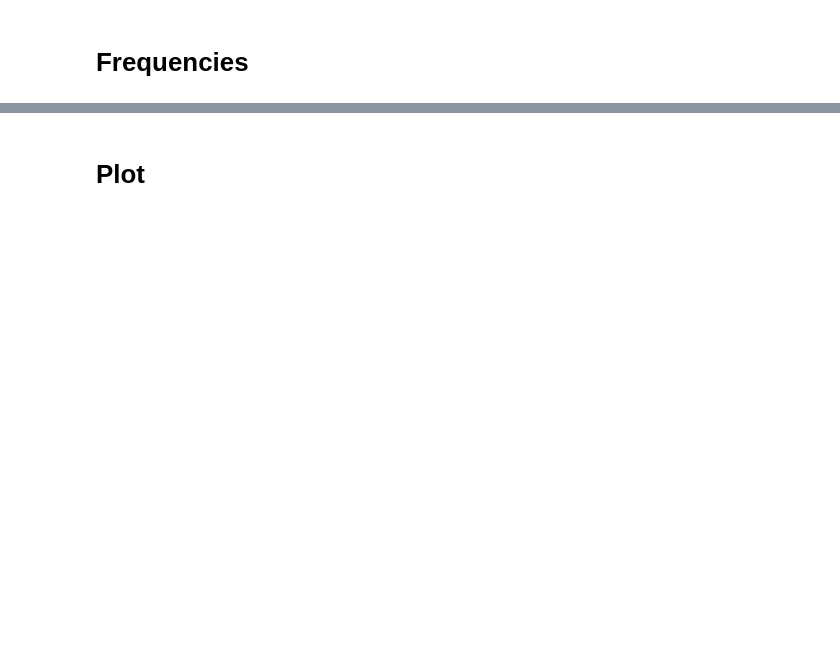
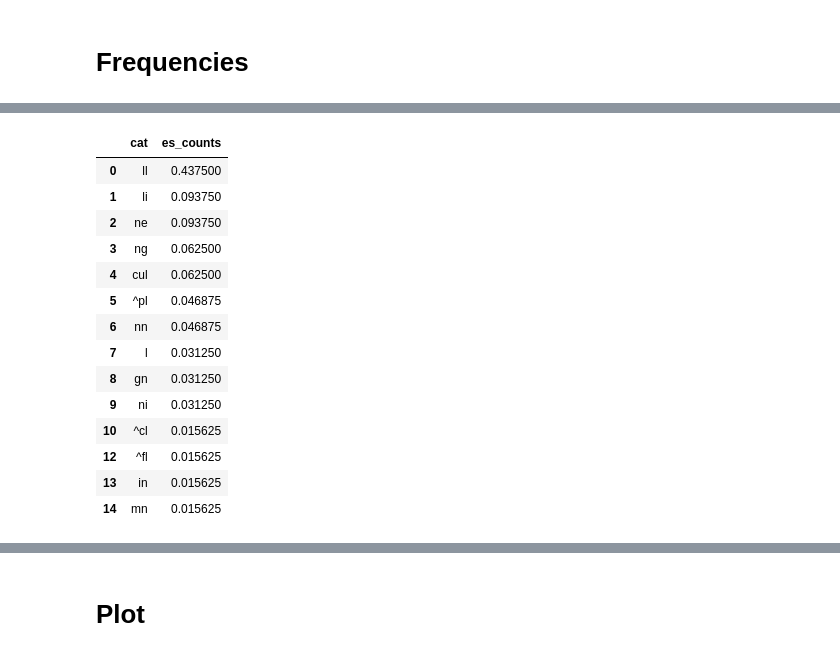
Before and after one commit to Portophon/Gal-palatals, a Jupyter notebook: Wikcionário - Extract n Stats gl-pt-es - latin.ipynb, the cells around one changed output, grey strips where cells are left out. Cells and saved outputs as stored; diff of their text form; code cells hidden in the pictures; blank space fills up the shorter version.

```diff
--- a/Wikcionário - Extract n Stats gl-pt-es - latin.ipynb
+++ b/Wikcionário - Extract n Stats gl-pt-es - latin.ipynb
@@ -115,3 +138,24 @@ es_la_cat
+# %%
+es_la_cat = es_la_cat.drop([11])
+
+es_la_cat['es_counts'] = es_la_cat.es_counts/es_la_cat["es_counts"].sum()
+es_la_cat
+# %% [output]
+|  | cat | es_counts |
+| 0 | ll | 0.437500 |
+| 1 | li | 0.093750 |
+| 2 | ne | 0.093750 |
+| 3 | ng | 0.062500 |
+| 4 | cul | 0.062500 |
+| 5 | ^pl | 0.046875 |
+| 6 | nn | 0.046875 |
+| 7 | l | 0.031250 |
+| 8 | gn | 0.031250 |
+| 9 | ni | 0.031250 |
+| 10 | ^cl | 0.015625 |
+| 12 | ^fl | 0.015625 |
+| 13 | in | 0.015625 |
+| 14 | mn | 0.015625 |
 # %%
 la_transform_df = pd.merge(gl_la_cat, pt_la_cat, how='outer', on='cat')
 la_transform_df = pd.merge(la_transform_df, es_la_cat, how='outer', on='cat')
```
Also changed, not shown: parts of 8 cells of this notebook, 2 other files.
